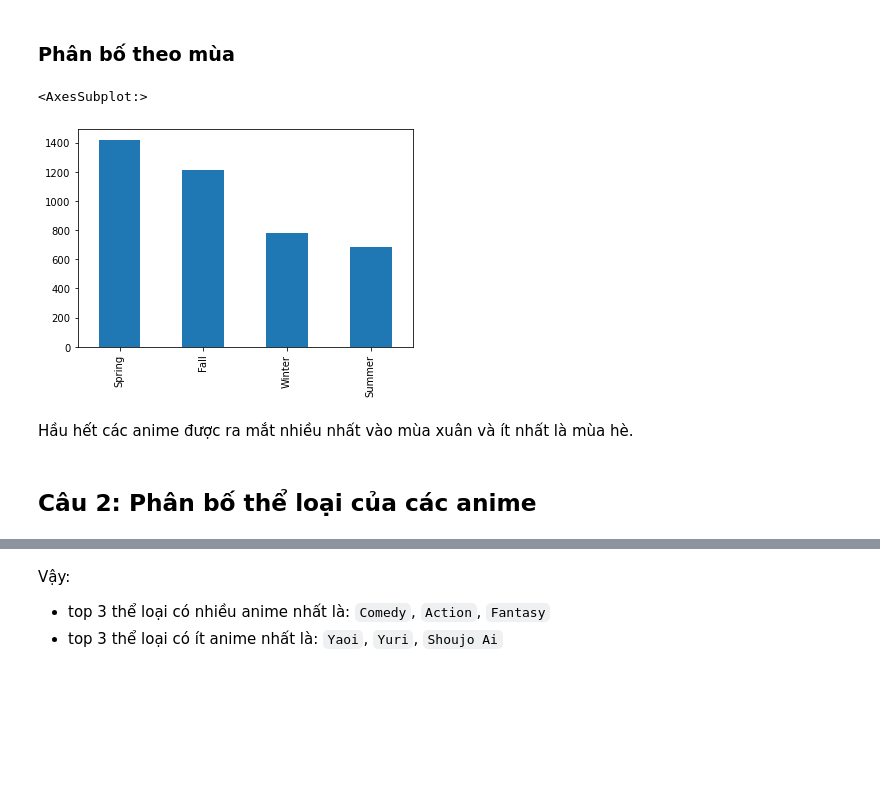
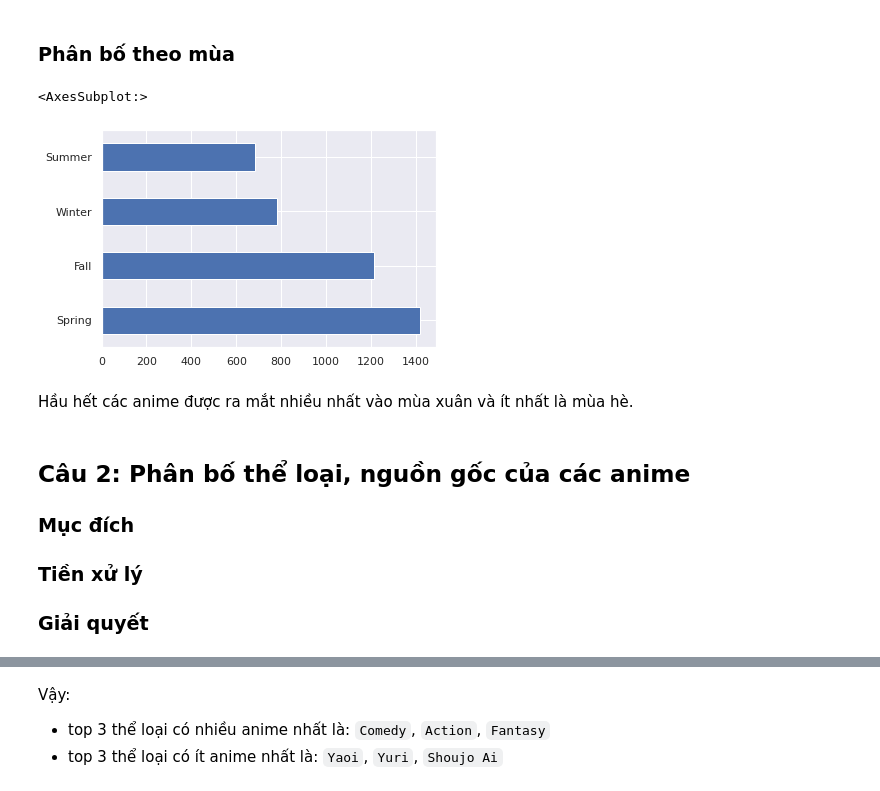
Before and after one commit to hungngocphat01/HCMUS-IntroDataSc-FinalProj, a Jupyter notebook: FINAL.ipynb, the cells around one changed output, grey strips where cells are left out. Saved outputs shown, nothing was run; the diff lists cells and outputs as text; code cells hidden in the pictures; blank space fills up the shorter version.

```diff
--- a/FINAL.ipynb
+++ b/FINAL.ipynb
@@ -22,6 +22,8 @@ import matplotlib.pyplot as plt
 import numpy as np
 import seaborn as sns
 from ast import literal_eval
+
+sns.set()
 # %% [markdown]
 ---
 # %% [markdown]
@@ -604,13 +613,20 @@ Name: aired_from, dtype: float64
 # %%
 #Tách "season" và "year" ra thành 2 phần trong cột "premiered"
 premiered_df = animes_df['premiered'].str.split(expand = True)
 premiered_df.columns = ['Season', 'Year']
 #Vẽ biểu đồ cột
-premiered_df.Season.value_counts().plot(kind = 'bar')
+premiered_df.Season.value_counts().plot(kind = 'barh')
 # %% [output]
 <AxesSubplot:>
-[figure, old version]
+[figure, new version]
 # %% [markdown]
 Hầu hết các anime được ra mắt nhiều nhất vào mùa xuân và ít nhất là mùa hè.
 # %% [markdown]
-## Câu 2: Phân bố thể loại của các anime
+## Câu 2: Phân bố thể loại, nguồn gốc của các anime
+
+### Mục đích
+
+
+### Tiền xử lý
+
+### Giải quyết
```
Also changed, not shown: parts of 18 cells of this notebook, 1 other file.
